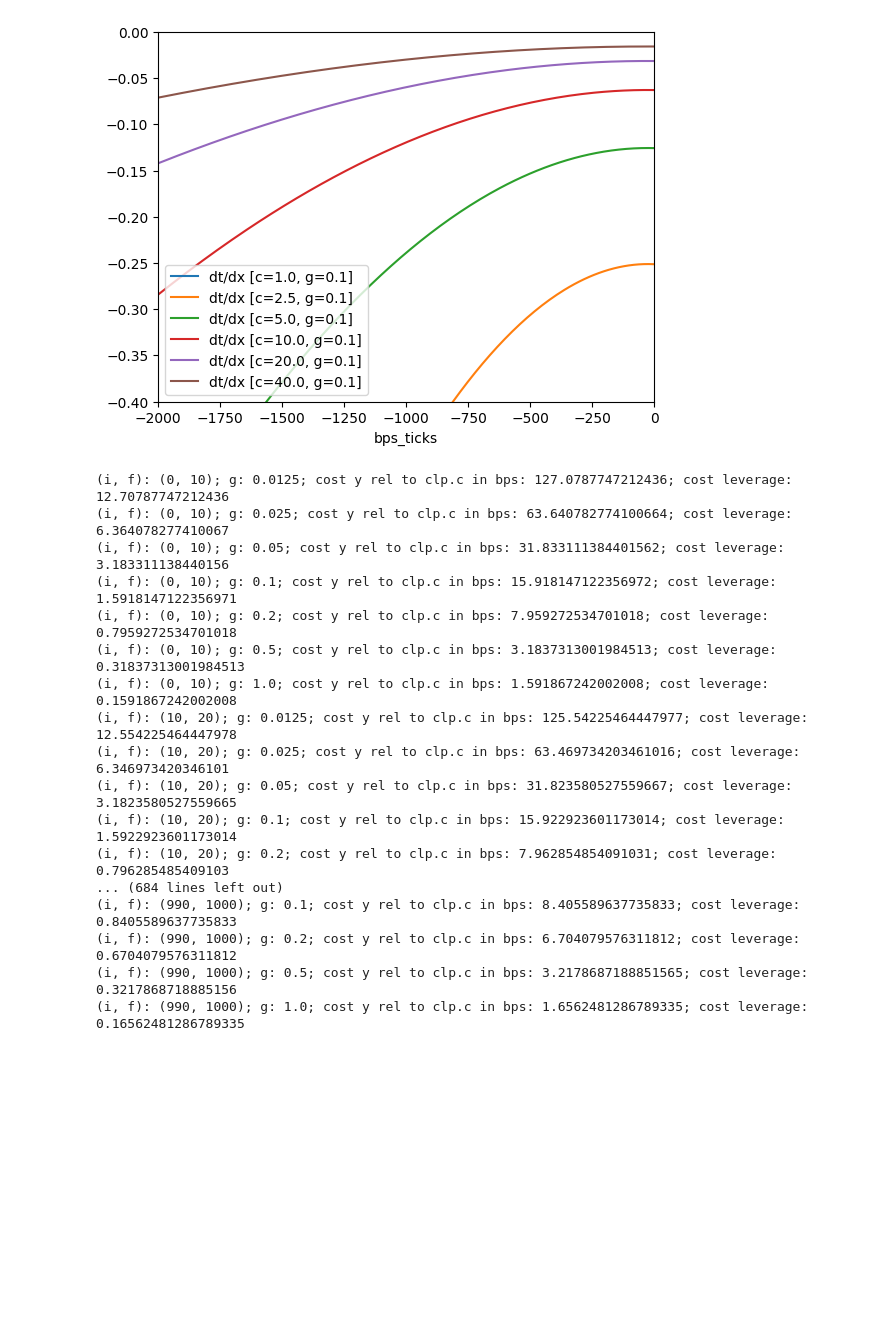
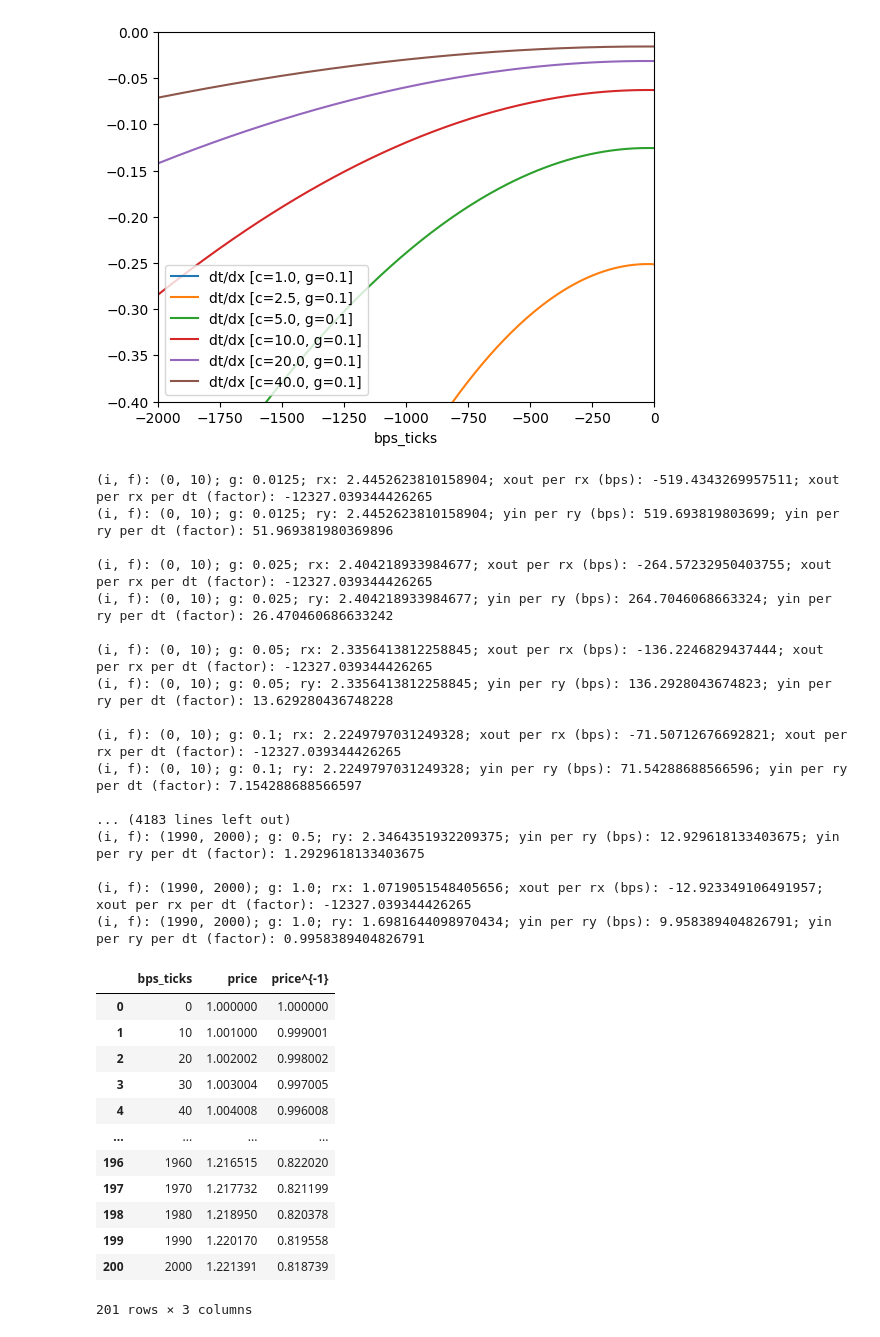
Before and after one commit to smolquants/cauchy-simulations-2025-03, a Jupyter notebook: notebook/analysis.ipynb, the cells around one changed output. Drawn from its saved outputs; the diff is of its cells as text; code cells hidden in the pictures; blank space fills up the shorter version.

```diff
--- a/notebook/analysis.ipynb
+++ b/notebook/analysis.ipynb
@@ -91,6 +113,7 @@ def from_bps_tick(tb: int) -> int:
 C = 10.0  # total liquidity parameter
 GAMMA = 0.1  # scale parameter
 MAX_TICK = 887272
+TICK_SPACING = 10  # step size between ticks in arrays
 # %%
 clp = CauchyLiquidityProfile(c=C, gamma=GAMMA)
 # %%
@@ -100,7 +123,7 @@ clp.at(0) == C / (np.pi * GAMMA)
 True
 # %%
 # plot liquidity profile over ticks
-bps_ticks = np.arange(start=-MAX_TICK, stop=MAX_TICK, step=10)
+bps_ticks = np.arange(start=-MAX_TICK, stop=MAX_TICK, step=TICK_SPACING)
 log_ticks = from_bps_tick(bps_ticks)
 liquidities = clp.at(log_ticks)
 # %%
@@ -324,29 +347,42 @@ df.plot(x='bps_ticks', y=[f'dt/dx [c={c}, g={GAMMA}]' for c in cs], xlim=(-2000,
 #  ... gamma=0.1: to move tick 0.1% higher from tick=500 to tick=510, cost leverage of 1.3x
 
 width = 10  # bps (0.1%)
-top = 1000  # bps (10%)
+top = 2000  # bps (20%)
 tick_ranges = [(width * i, width * (i+1)) for i in range(top // width)]
+
 for i, f in tick_ranges:
     for g in gammas:
-        cost_y_rel = CauchyLiquidityProfile(c=C, gamma=g).cost_y(from_bps_tick(i), from_bps_tick(f)) / clp.c
-        cost_y_rel_bps = cost_y_rel * 1e4
-        cost_lev = cost_y_rel_bps / width
-        print(f"(i, f): ({i}, {f}); g: {g}; cost y rel to clp.c in bps: {cost_y_rel_bps}; cost leverage: {cost_lev}")
+        reserves_x = CauchyLiquidityProfile(c=C, gamma=g).reserves_x(from_bps_tick(i), from_bps_tick(MAX_TICK))
+        reserves_y = CauchyLiquidityProfile(c=C, gamma=g).reserves_y(from_bps_tick(i), from_bps_tick(MAX_TICK))
+
+        # x values
+        cost_x = CauchyLiquidityProfile(c=C, gamma=g).cost_x(from_bps_tick(i), from_bps_tick(f))
+        cost_x_rel = cost_x / reserves_x
+        cost_x_lev = (cost_x_rel_bps * 1e4) / width
+
+        # y values
+        cost_y = CauchyLiquidityProfile(c=C, gamma=g).cost_y(from_bps_tick(i), from_bps_tick(f))
+        cost_y_rel = cost_y / reserves_y
+        cost_y_lev = (cost_y_rel * 1e4) / width
+
+        print(f"(i, f): ({i}, {f}); g: {g}; rx: {reserves_x}; xout per rx (bps): {cost_x_rel * 1e4}; xout per rx per dt (factor): {cost_x_lev}")
+        print(f"(i, f): ({i}, {f}); g: {g}; ry: {reserves_y}; yin per ry (bps): {cost_y_rel * 1e4}; yin per ry per dt (factor): {cost_y_lev}")
+        print()
 # %% [output]
-(i, f): (0, 10); g: 0.0125; cost y rel to clp.c in bps: 127.0787747212436; cost leverage: 12.70787747212436
-(i, f): (0, 10); g: 0.025; cost y rel to clp.c in bps: 63.640782774100664; cost leverage: 6.364078277410067
-(i, f): (0, 10); g: 0.05; cost y rel to clp.c in bps: 31.833111384401562; cost leverage: 3.183311138440156
-(i, f): (0, 10); g: 0.1; cost y rel to clp.c in bps: 15.918147122356972; cost leverage: 1.5918147122356971
-(i, f): (0, 10); g: 0.2; cost y rel to clp.c in bps: 7.959272534701018; cost leverage: 0.7959272534701018
-(i, f): (0, 10); g: 0.5; cost y rel to clp.c in bps: 3.1837313001984513; cost leverage: 0.31837313001984513
-(i, f): (0, 10); g: 1.0; cost y rel to clp.c in bps: 1.591867242002008; cost leverage: 0.1591867242002008
-(i, f): (10, 20); g: 0.0125; cost y rel to clp.c in bps: 125.54225464447977; cost leverage: 12.554225464447978
-(i, f): (10, 20); g: 0.025; cost y rel to clp.c in bps: 63.469734203461016; cost leverage: 6.346973420346101
-(i, f): (10, 20); g: 0.05; cost y rel to clp.c in bps: 31.823580527559667; cost leverage: 3.1823580527559665
-(i, f): (10, 20); g: 0.1; cost y rel to clp.c in bps: 15.922923601173014; cost leverage: 1.5922923601173014
-(i, f): (10, 20); g: 0.2; cost y rel to clp.c in bps: 7.962854854091031; cost leverage: 0.796285485409103
-... (684 lines left out)
-(i, f): (990, 1000); g: 0.1; cost y rel to clp.c in bps: 8.405589637735833; cost leverage: 0.8405589637735833
-(i, f): (990, 1000); g: 0.2; cost y rel to clp.c in bps: 6.704079576311812; cost leverage: 0.6704079576311812
-(i, f): (990, 1000); g: 0.5; cost y rel to clp.c in bps: 3.2178687188851565; cost leverage: 0.3217868718885156
-(i, f): (990, 1000); g: 1.0; cost y rel to clp.c in bps: 1.6562481286789335; cost leverage: 0.16562481286789335
+(i, f): (0, 10); g: 0.0125; rx: 2.4452623810158904; xout per rx (bps): -519.4343269957511; xout per rx per dt (factor): -12327.039344426265
+(i, f): (0, 10); g: 0.0125; ry: 2.4452623810158904; yin per ry (bps): 519.693819803699; yin per ry per dt (factor): 51.969381980369896
+
+(i, f): (0, 10); g: 0.025; rx: 2.404218933984677; xout per rx (bps): -264.57232950403755; xout per rx per dt (factor): -12327.039344426265
+(i, f): (0, 10); g: 0.025; ry: 2.404218933984677; yin per ry (bps): 264.7046068663324; yin per ry per dt (factor): 26.470460686633242
+
+(i, f): (0, 10); g: 0.05; rx: 2.3356413812258845; xout per rx (bps): -136.2246829437444; xout per rx per dt (factor): -12327.039344426265
+(i, f): (0, 10); g: 0.05; ry: 2.3356413812258845; yin per ry (bps): 136.2928043674823; yin per ry per dt (factor): 13.629280436748228
+
+(i, f): (0, 10); g: 0.1; rx: 2.2249797031249328; xout per rx (bps): -71.50712676692821; xout per rx per dt (factor): -12327.039344426265
+(i, f): (0, 10); g: 0.1; ry: 2.2249797031249328; yin per ry (bps): 71.54288688566596; yin per ry per dt (factor): 7.154288688566597
+
+... (4183 lines left out)
+(i, f): (1990, 2000); g: 0.5; ry: 2.3464351932209375; yin per ry (bps): 12.929618133403675; yin per ry per dt (factor): 1.2929618133403675
+
+(i, f): (1990, 2000); g: 1.0; rx: 1.0719051548405656; xout per rx (bps): -12.923349106491957; xout per rx per dt (factor): -12327.039344426265
+(i, f): (1990, 2000); g: 1.0; ry: 1.6981644098970434; yin per ry (bps): 9.958389404826791; yin per ry per dt (factor): 0.9958389404826791
@@ -352,0 +397,16 @@ for i, f in tick_ranges:
+# %%
+df_w_ranges
+# %% [output]
+|  | bps_ticks | price | price^{-1} |
+| 0 | 0 | 1.000000 | 1.000000 |
+| 1 | 10 | 1.001000 | 0.999001 |
+| 2 | 20 | 1.002002 | 0.998002 |
+| 3 | 30 | 1.003004 | 0.997005 |
+| 4 | 40 | 1.004008 | 0.996008 |
+| ... | ... | ... | ... |
+| 196 | 1960 | 1.216515 | 0.822020 |
+| 197 | 1970 | 1.217732 | 0.821199 |
+| 198 | 1980 | 1.218950 | 0.820378 |
+| 199 | 1990 | 1.220170 | 0.819558 |
+| 200 | 2000 | 1.221391 | 0.818739 |
+201 rows × 3 columns
```
Also changed, not shown: parts of 6 cells of this notebook.
